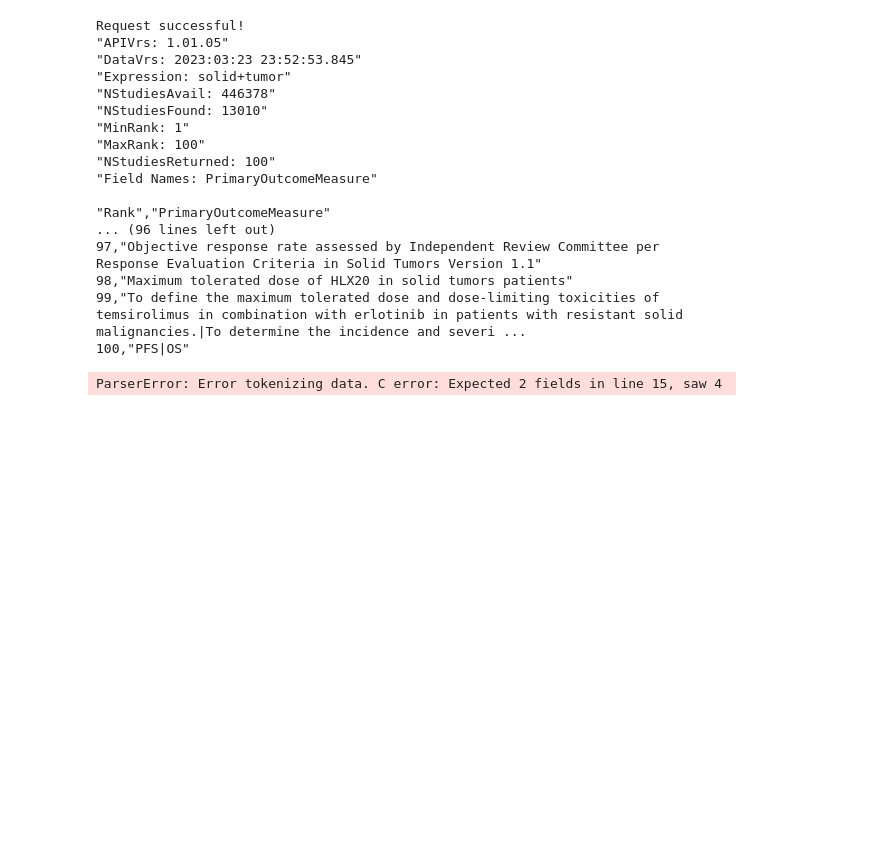
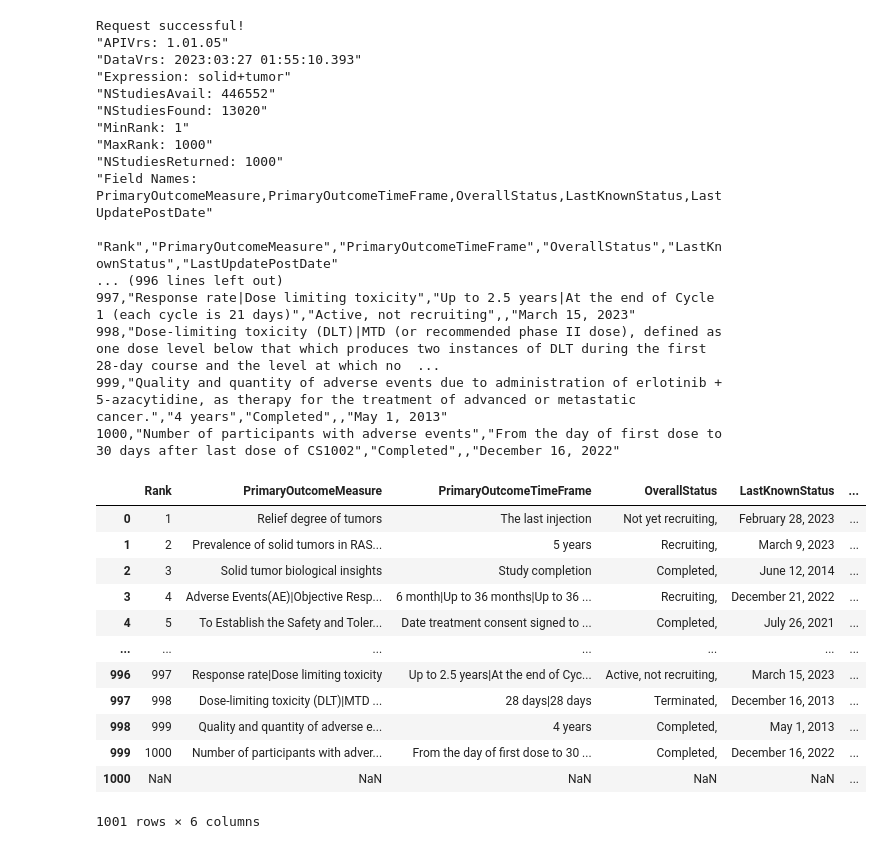
Before and after one commit to Bloomh/Immunai-PFS-Project, a Jupyter notebook: api_request.ipynb, the cells around one changed output. Drawn from its saved outputs; the diff is of its cells as text; code cells hidden in the pictures; blank space fills up the shorter version.

Commit message:
processing data into pandas & cleaning

```diff
--- a/api_request.ipynb
+++ b/api_request.ipynb
@@ -1,18 +1,20 @@
 # %%
+# FETCH THE CSV DATA FROM THE API
+
 from requests import get
-import pandas
+import pandas as pd
 
 base_url = "https://clinicaltrials.gov/api/query/study_fields?" # base url for our endpoint
 
 expr = "solid tumor" # basic search term
 actual_expr = expr.replace(' ', '+') # replace spaces in expr with '+'
 
-fields = ["PrimaryOutcomeMeasure"] # fields we want to get
+fields = ["PrimaryOutcomeMeasure", "PrimaryOutcomeTimeFrame", "OverallStatus", "LastKnownStatus", "LastUpdatePostDate"] # fields we want to get
 actual_fields = ",".join(fields) # join fields with commas
 
 fmt = "csv" # get in csv format
 
-num_results = 100 # number of results we want
+num_results = 1000 # number of results we want
 
 params = {
     "expr": actual_expr,
@@ -24,7 +26,7 @@ params = {
 
 response = get(base_url, params=params)
 
-if response.status_code == 200:
+if response.ok:
     print("Request successful!")
 else:
     print("Request failed!")
@@ -32,18 +34,18 @@ print(response.text)
 # %% [output]
 Request successful!
 "APIVrs: 1.01.05"
-"DataVrs: 2023:03:23 23:52:53.845"
+"DataVrs: 2023:03:27 01:55:10.393"
 "Expression: solid+tumor"
-"NStudiesAvail: 446378"
-"NStudiesFound: 13010"
+"NStudiesAvail: 446552"
+"NStudiesFound: 13020"
 "MinRank: 1"
-"MaxRank: 100"
-"NStudiesReturned: 100"
-"Field Names: PrimaryOutcomeMeasure"
+"MaxRank: 1000"
+"NStudiesReturned: 1000"
+"Field Names: PrimaryOutcomeMeasure,PrimaryOutcomeTimeFrame,OverallStatus,LastKnownStatus,LastUpdatePostDate"
 
-"Rank","PrimaryOutcomeMeasure"
-... (96 lines left out)
-97,"Objective response rate assessed by Independent Review Committee per Response Evaluation Criteria in Solid Tumors Version 1.1"
-98,"Maximum tolerated dose of HLX20 in solid tumors patients"
-99,"To define the maximum tolerated dose and dose-limiting toxicities of temsirolimus in combination with erlotinib in patients with resistant solid malignancies.|To determine the incidence and severi ...
-100,"PFS|OS"
+"Rank","PrimaryOutcomeMeasure","PrimaryOutcomeTimeFrame","OverallStatus","LastKnownStatus","LastUpdatePostDate"
+... (996 lines left out)
+997,"Response rate|Dose limiting toxicity","Up to 2.5 years|At the end of Cycle 1 (each cycle is 21 days)","Active, not recruiting",,"March 15, 2023"
+998,"Dose-limiting toxicity (DLT)|MTD (or recommended phase II dose), defined as one dose level below that which produces two instances of DLT during the first 28-day course and the level at which no  ...
+999,"Quality and quantity of adverse events due to administration of erlotinib + 5-azacytidine, as therapy for the treatment of advanced or metastatic cancer.","4 years","Completed",,"May 1, 2013"
+1000,"Number of participants with adverse events","From the day of first dose to 30 days after last dose of CS1002","Completed",,"December 16, 2022"
@@ -56,5 +51,0 @@ with open("output.csv", "w") as f: # open output.csv for writing
-# %%
-df = pandas.read_csv("output.csv")
-df
-# %% [output]
-ParserError: Error tokenizing data. C error: Expected 2 fields in line 15, saw 4
@@ -60,0 +70,18 @@ ParserError: Error tokenizing data. C error: Expected 2 fields in line 15, saw 4
+# %%
+# READ INTO A PANDAS DATAFRAME
+df = pd.read_csv("output.csv", delimiter=';')
+df
+# %% [output]
+|  | Rank | PrimaryOutcomeMeasure | PrimaryOutcomeTimeFrame | OverallStatus | LastKnownStatus | ... |
+| 0 | 1 | Relief degree of tumors | The last injection | Not yet recruiting, | February 28, 2023 | ... |
+| 1 | 2 | Prevalence of solid tumors in RAS... | 5 years | Recruiting, | March 9, 2023 | ... |
+| 2 | 3 | Solid tumor biological insights | Study completion | Completed, | June 12, 2014 | ... |
+| 3 | 4 | Adverse Events(AE)|Objective Resp... | 6 month|Up to 36 months|Up to 36 ... | Recruiting, | December 21, 2022 | ... |
+| 4 | 5 | To Establish the Safety and Toler... | Date treatment consent signed to ... | Completed, | July 26, 2021 | ... |
+| ... | ... | ... | ... | ... | ... | ... |
+| 996 | 997 | Response rate|Dose limiting toxicity | Up to 2.5 years|At the end of Cyc... | Active, not recruiting, | March 15, 2023 | ... |
+| 997 | 998 | Dose-limiting toxicity (DLT)|MTD ... | 28 days|28 days | Terminated, | December 16, 2013 | ... |
+| 998 | 999 | Quality and quantity of adverse e... | 4 years | Completed, | May 1, 2013 | ... |
+| 999 | 1000 | Number of participants with adver... | From the day of first dose to 30 ... | Completed, | December 16, 2022 | ... |
+| 1000 | NaN | NaN | NaN | NaN | NaN | ... |
+1001 rows × 6 columns
```
Also changed, not shown: parts of 7 cells of this notebook, 1 other file.
